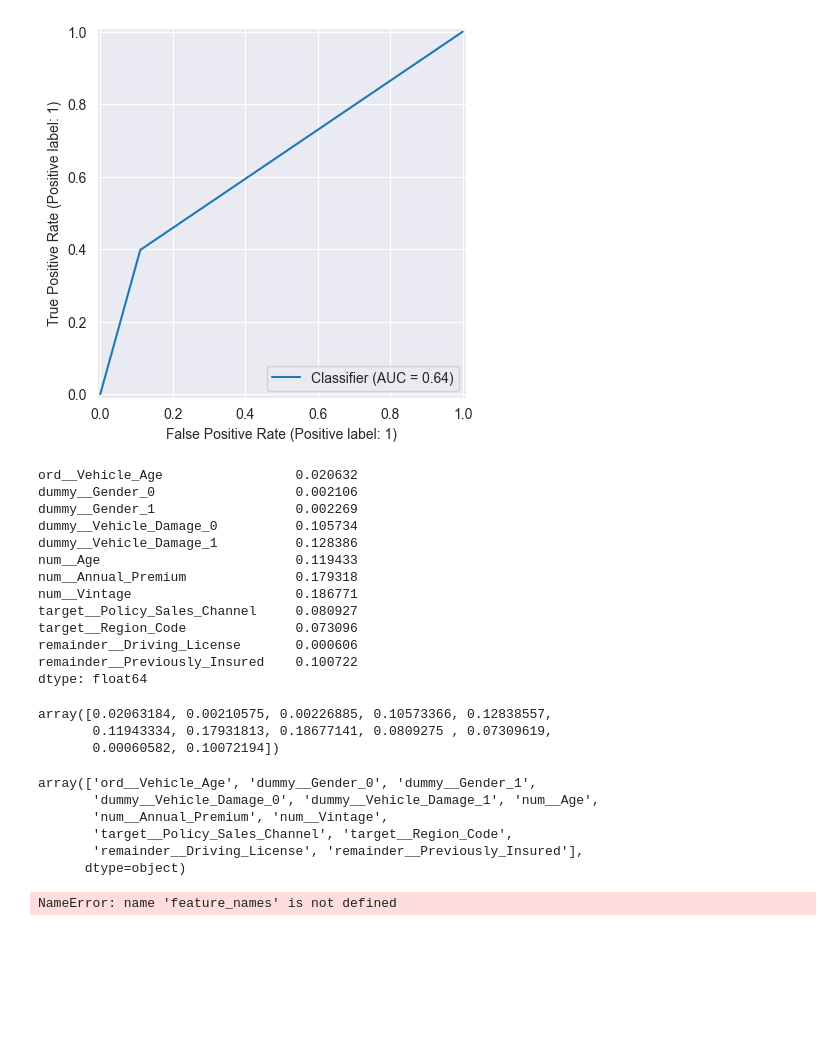
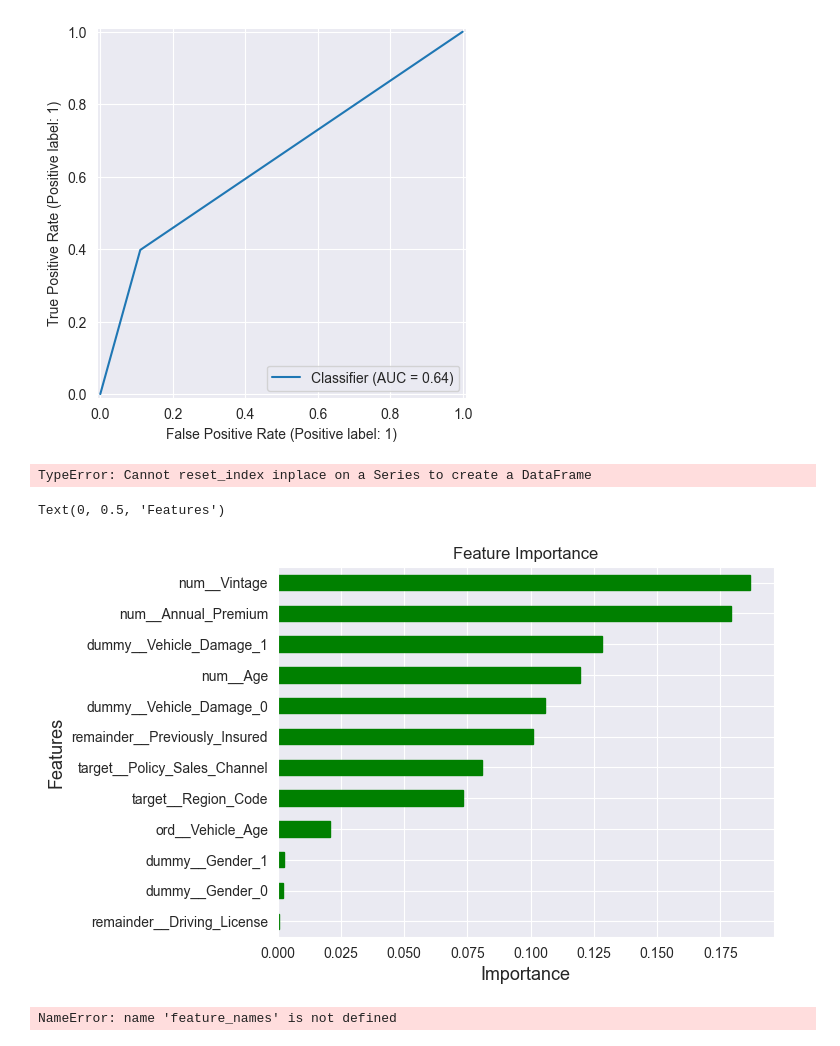
Before and after one commit to jzheng1995/Insurance-Cross-Sell, a Jupyter notebook: data/ISC_RF_tuning.ipynb, the cells around one changed output. Drawn from its saved outputs; the diff is of its cells as text; code cells hidden in the pictures; blank space fills up the shorter version.

```diff
--- a/data/ISC_RF_tuning.ipynb
+++ b/data/ISC_RF_tuning.ipynb
@@ -317,36 +317,19 @@ plt.show()
 [figure]
 # %%
 global_importances = pd.Series(default_rf['model'].feature_importances_, index=default_rf['column_tran'].get_feature_names_out())
-global_importances
+global_importances.reset_index()
 # %% [output]
-ord__Vehicle_Age                 0.020632
-dummy__Gender_0                  0.002106
-dummy__Gender_1                  0.002269
-dummy__Vehicle_Damage_0          0.105734
-dummy__Vehicle_Damage_1          0.128386
-num__Age                         0.119433
-num__Annual_Premium              0.179318
-num__Vintage                     0.186771
-target__Policy_Sales_Channel     0.080927
-target__Region_Code              0.073096
-remainder__Driving_License       0.000606
-remainder__Previously_Insured    0.100722
-dtype: float64
+TypeError: Cannot reset_index inplace on a Series to create a DataFrame
-# %%
-default_rf['model'].feature_importances_
-# %% [output]
-array([0.02063184, 0.00210575, 0.00226885, 0.10573366, 0.12838557,
-       0.11943334, 0.17931813, 0.18677141, 0.0809275 , 0.07309619,
-       0.00060582, 0.10072194])
-# %%
-default_rf['column_tran'].get_feature_names_out()
-# %% [output]
-array(['ord__Vehicle_Age', 'dummy__Gender_0', 'dummy__Gender_1',
-       'dummy__Vehicle_Damage_0', 'dummy__Vehicle_Damage_1', 'num__Age',
-       'num__Annual_Premium', 'num__Vintage',
-       'target__Policy_Sales_Channel', 'target__Region_Code',
-       'remainder__Driving_License', 'remainder__Previously_Insured'],
-      dtype=object)
+# %%
+importance_df  =global_importances.reset_index().rename(columns = {0:'values'}).sort_values(by = 'values')
+# %%
+importance_df.plot.barh(x = 'index', y = 'values', color="green", edgecolor='green',legend=False)
+plt.title("Feature Importance")
+plt.xlabel("Importance", fontsize=13)
+plt.ylabel("Features", fontsize=13)
+# %% [output]
+Text(0, 0.5, 'Features')
+[figure, added]
 # %%
 
 forest_importances = pd.Series(importances, index=feature_names)
```
